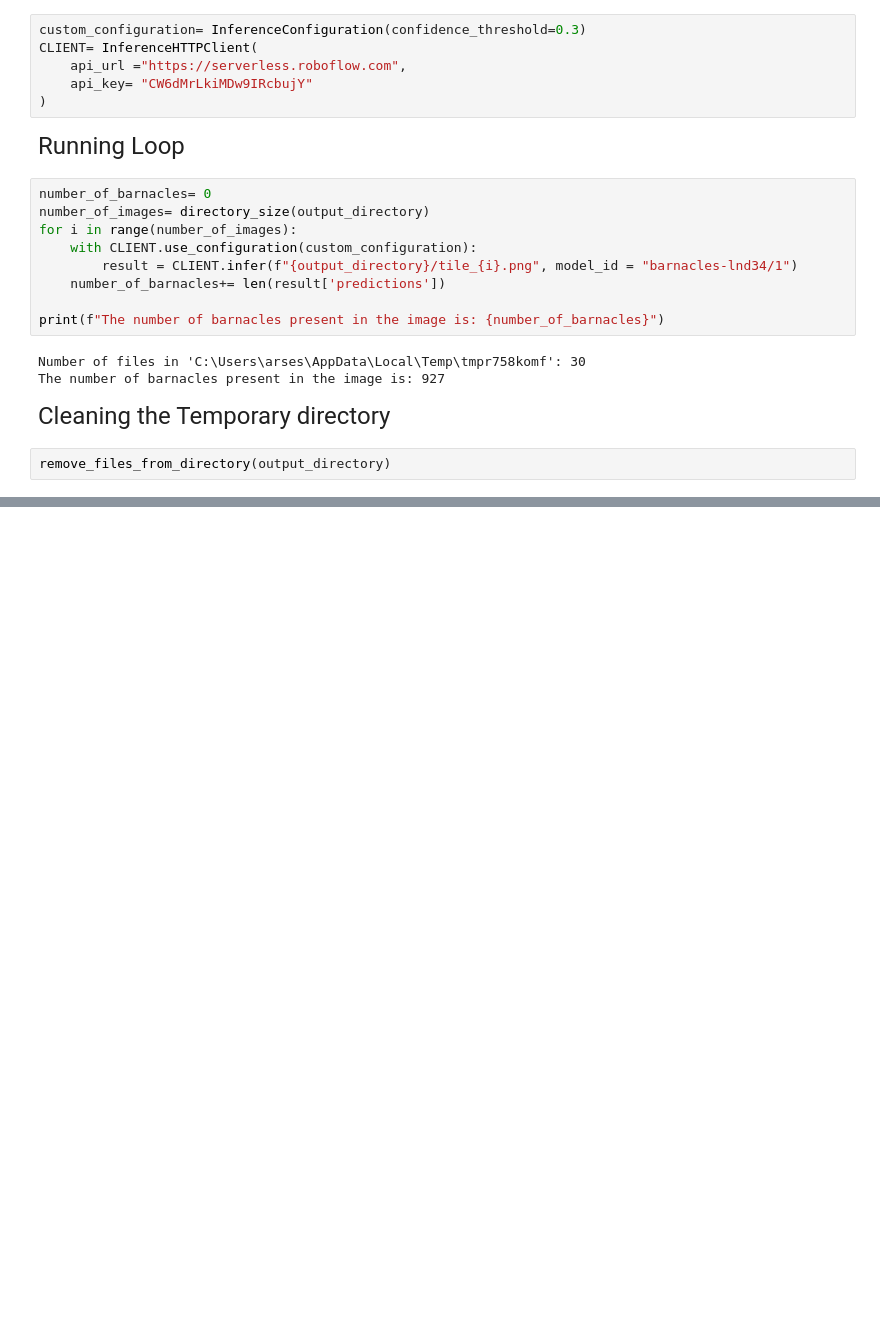
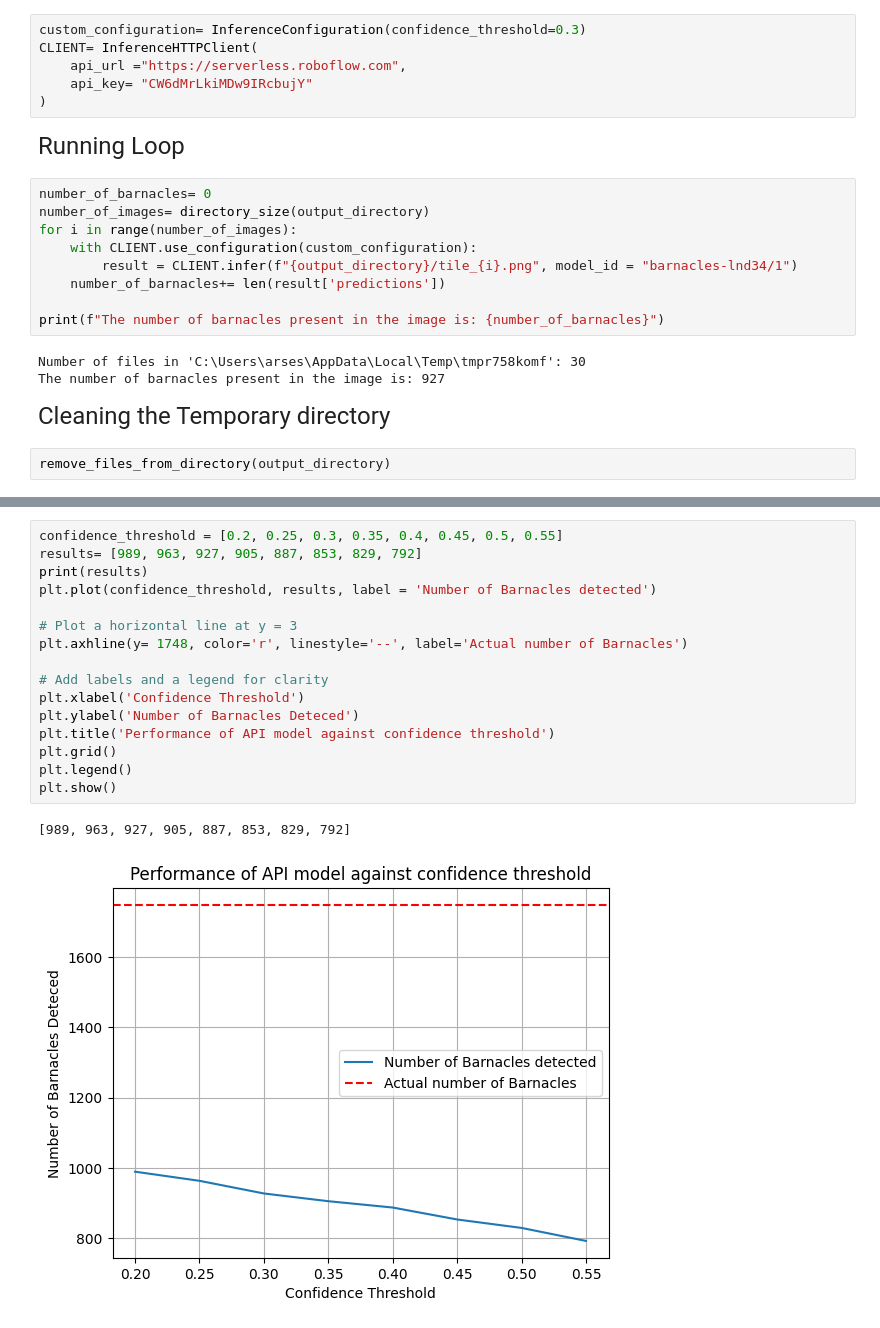
Before and after one commit to arses-ui/Barnacles, a Jupyter notebook: scripts/api-model.ipynb, the cells around one changed output, grey strips where cells are left out. Cells and saved outputs as stored; diff of their text form; blank space fills up the shorter version.

```diff
--- a/scripts/api-model.ipynb
+++ b/scripts/api-model.ipynb
@@ -72,0 +99,19 @@ remove_files_from_directory(output_directory)
+# %%
+confidence_threshold = [0.2, 0.25, 0.3, 0.35, 0.4, 0.45, 0.5, 0.55]
+results= [989, 963, 927, 905, 887, 853, 829, 792]
+print(results)
+plt.plot(confidence_threshold, results, label = 'Number of Barnacles detected')
+
+# Plot a horizontal line at y = 3
+plt.axhline(y= 1748, color='r', linestyle='--', label='Actual number of Barnacles')
+
+# Add labels and a legend for clarity
+plt.xlabel('Confidence Threshold')
+plt.ylabel('Number of Barnacles Deteced')
+plt.title('Performance of API model against confidence threshold')
+plt.grid()
+plt.legend()
+plt.show()
+# %% [output]
+[989, 963, 927, 905, 887, 853, 829, 792]
+[figure, added]
```
Also changed, not shown: parts of 8 cells of this notebook, 9 other files.
